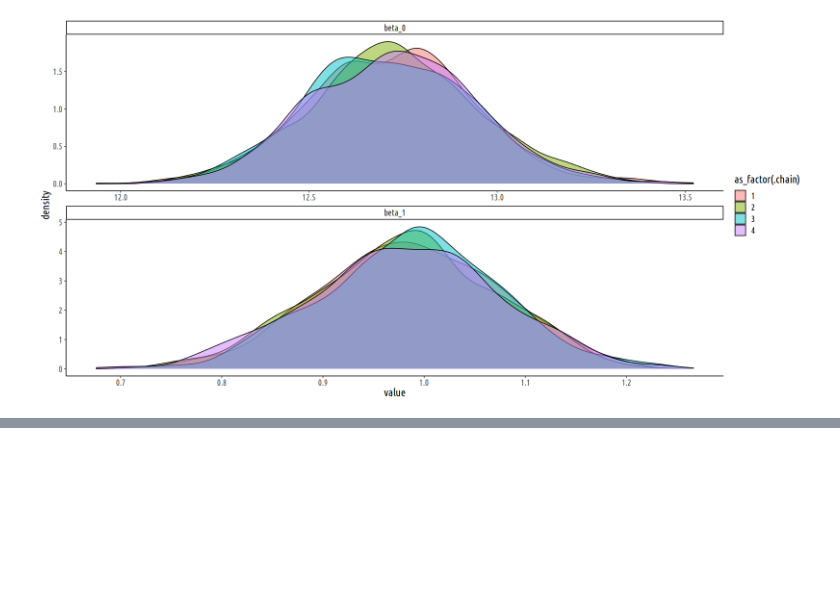
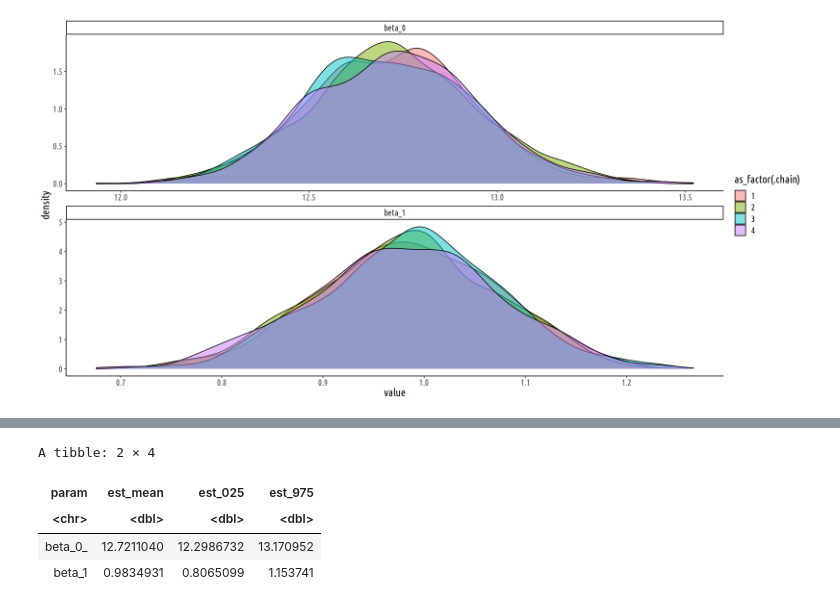
Before and after one commit to cjc77/bayesian-analysis-projects, a Jupyter notebook: notebooks_pooling_explore/sim_full_pooling.ipynb, the cells around one changed output, grey strips where cells are left out. Saved outputs shown, nothing was run; the diff lists cells and outputs as text; code cells hidden in the pictures; blank space fills up the shorter version.

```diff
--- a/notebooks_pooling_explore/sim_full_pooling.ipynb
+++ b/notebooks_pooling_explore/sim_full_pooling.ipynb
@@ -148,0 +171,8 @@ plt
+# %%
+fit_params_df
+# %% [output]
+A tibble: 2 × 4
+| param | est_mean | est_025 | est_975 |
+| <chr> | <dbl> | <dbl> | <dbl> |
+| beta_0_ | 12.7211040 | 12.2986732 | 13.170952 |
+| beta_1 | 0.9834931 | 0.8065099 | 1.153741 |
```
Also changed, not shown: parts of 13 cells of this notebook, 2 other files.
